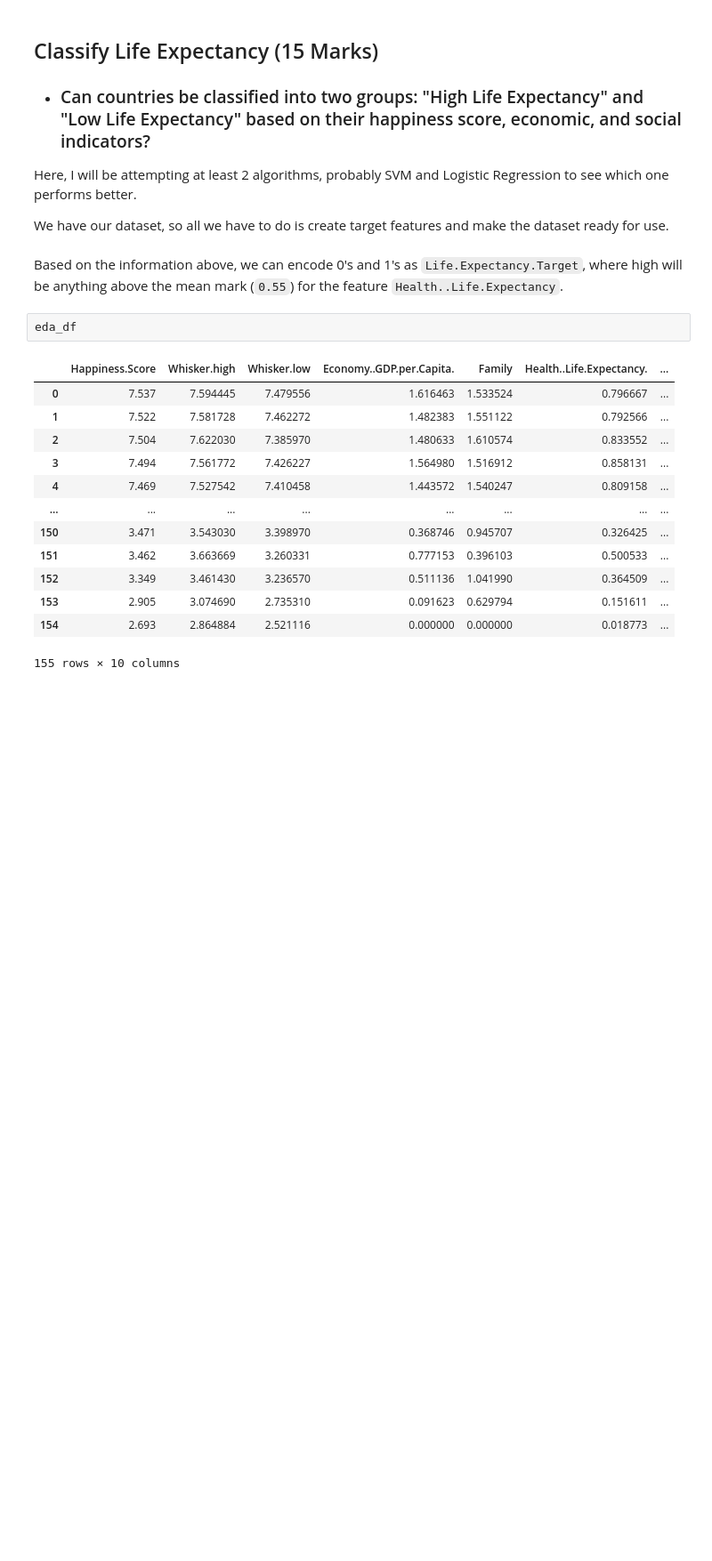
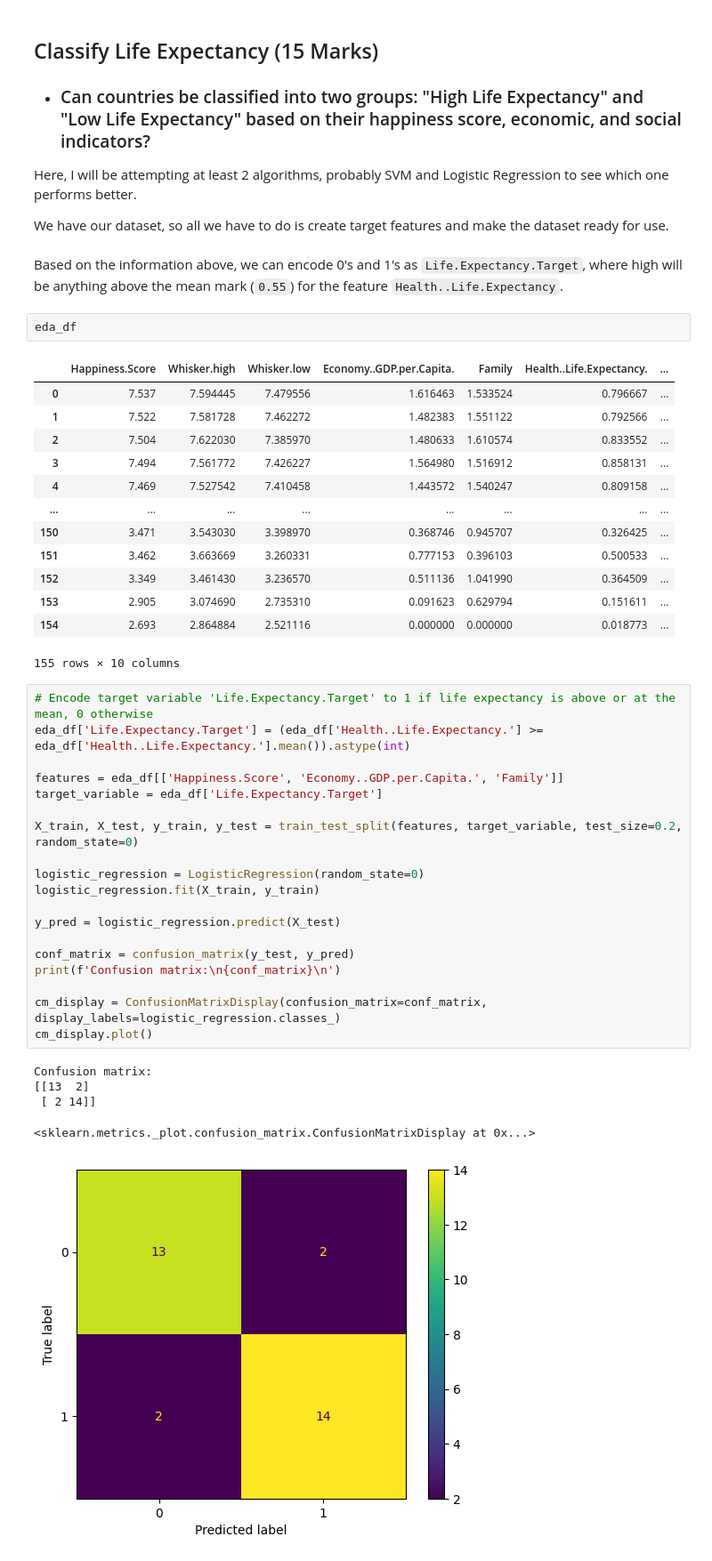
Before and after one commit to Vovegog/IBE400---Group-Project, a Jupyter notebook: groupProject.ipynb, the cells around one changed output. Shown at 89% size. Drawn from its saved outputs; the diff is of its cells as text; blank space fills up the shorter version.

Commit message:
Logistic Regression and SVM

```diff
--- a/groupProject.ipynb
+++ b/groupProject.ipynb
@@ -325,3 +326,28 @@ eda_df
 | 153 | 2.905 | 3.074690 | 2.735310 | 0.091623 | 0.629794 | 0.151611 | ... |
 | 154 | 2.693 | 2.864884 | 2.521116 | 0.000000 | 0.000000 | 0.018773 | ... |
 155 rows × 10 columns
+# %%
+# Encode target variable 'Life.Expectancy.Target' to 1 if life expectancy is above or at the mean, 0 otherwise
+eda_df['Life.Expectancy.Target'] = (eda_df['Health..Life.Expectancy.'] >= eda_df['Health..Life.Expectancy.'].mean()).astype(int)
+
+features = eda_df[['Happiness.Score', 'Economy..GDP.per.Capita.', 'Family']]
+target_variable = eda_df['Life.Expectancy.Target']
+
+X_train, X_test, y_train, y_test = train_test_split(features, target_variable, test_size=0.2, random_state=0)
+
+logistic_regression = LogisticRegression(random_state=0)
+logistic_regression.fit(X_train, y_train)
+
+y_pred = logistic_regression.predict(X_test)
+
+conf_matrix = confusion_matrix(y_test, y_pred)
+print(f'Confusion matrix:\n{conf_matrix}\n')
+
+cm_display = ConfusionMatrixDisplay(confusion_matrix=conf_matrix, display_labels=logistic_regression.classes_)
+cm_display.plot()
+# %% [output]
+Confusion matrix:
+[[13  2]
+ [ 2 14]]
+<sklearn.metrics._plot.confusion_matrix.ConfusionMatrixDisplay at 0x...>
+[figure, added]
```
Also changed, not shown: parts of 6 cells of this notebook.
